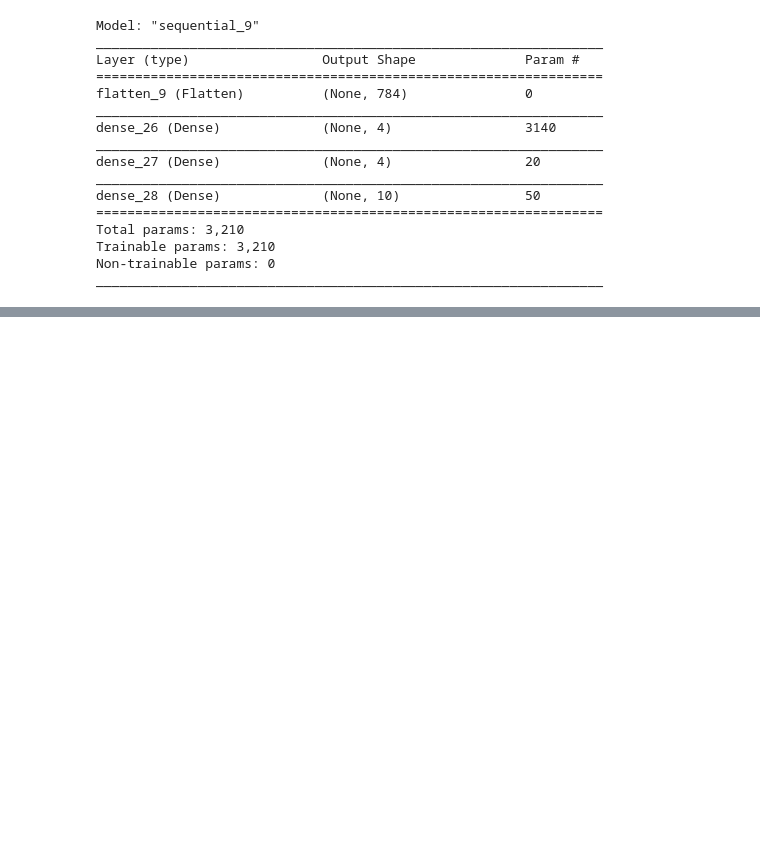
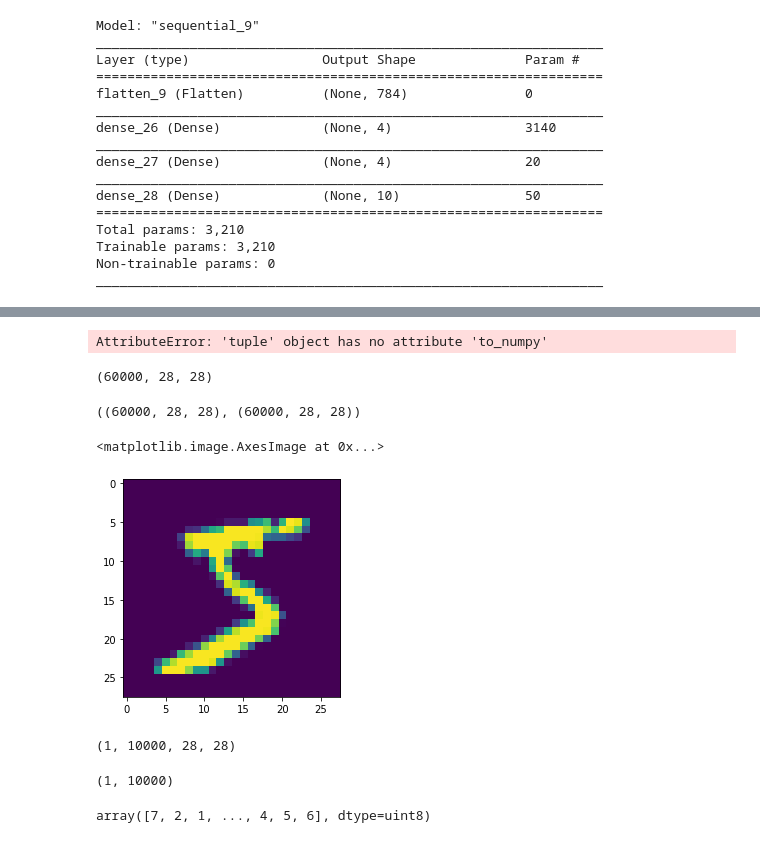
Before and after one commit to Goyalscode/Character-Recognition-Using-DL, a Jupyter notebook: learning_concepts_practice/practice.ipynb, the cells around one changed output, grey strips where cells are left out. Cells and saved outputs as stored; diff of their text form; code cells hidden in the pictures; blank space fills up the shorter version.

```diff
--- a/learning_concepts_practice/practice.ipynb
+++ b/learning_concepts_practice/practice.ipynb
@@ -5209,0 +5533,12 @@ _________________________________________________________________
+# %%
+X = X.to_numpy()
+# %% [output]
+AttributeError: 'tuple' object has no attribute 'to_numpy'
+# %%
+X_train_dig, X_test_dig, y_train_dig, y_test_dig = train_test_split(X, y, test_size = 0.3)
+# %%
+(X_train_dig[0]).shape
+# %% [output]
+(60000, 28, 28)
+# %%
+X_train_dig = np.array(X_train_dig)
@@ -5209,0 +5549,16 @@ _________________________________________________________________
+# %%
+X_train.shape, X_train_dig.shape
+X_train = X_train_dig.reshape(60000, 28, 28)
+X_train_dig = X_train_dig.squeeze()
+X_train.shape, X_train_dig.shape
+# %% [output]
+((60000, 28, 28), (60000, 28, 28))
+# %%
+plt.imshow(X_train_dig[0])
+# %% [output]
+<matplotlib.image.AxesImage at 0x...>
+[figure, added]
+# %%
+y_train_dig.shape
+# %% [output]
+(1, 10000, 28, 28)
@@ -5209,0 +5567,8 @@ _________________________________________________________________
+# %%
+y_test_dig.shape
+# %% [output]
+(1, 10000)
+# %%
+y_test_dig[0]
+# %% [output]
+array([7, 2, 1, ..., 4, 5, 6], dtype=uint8)
```
Also changed, not shown: parts of 58 cells of this notebook, 8 other files.
